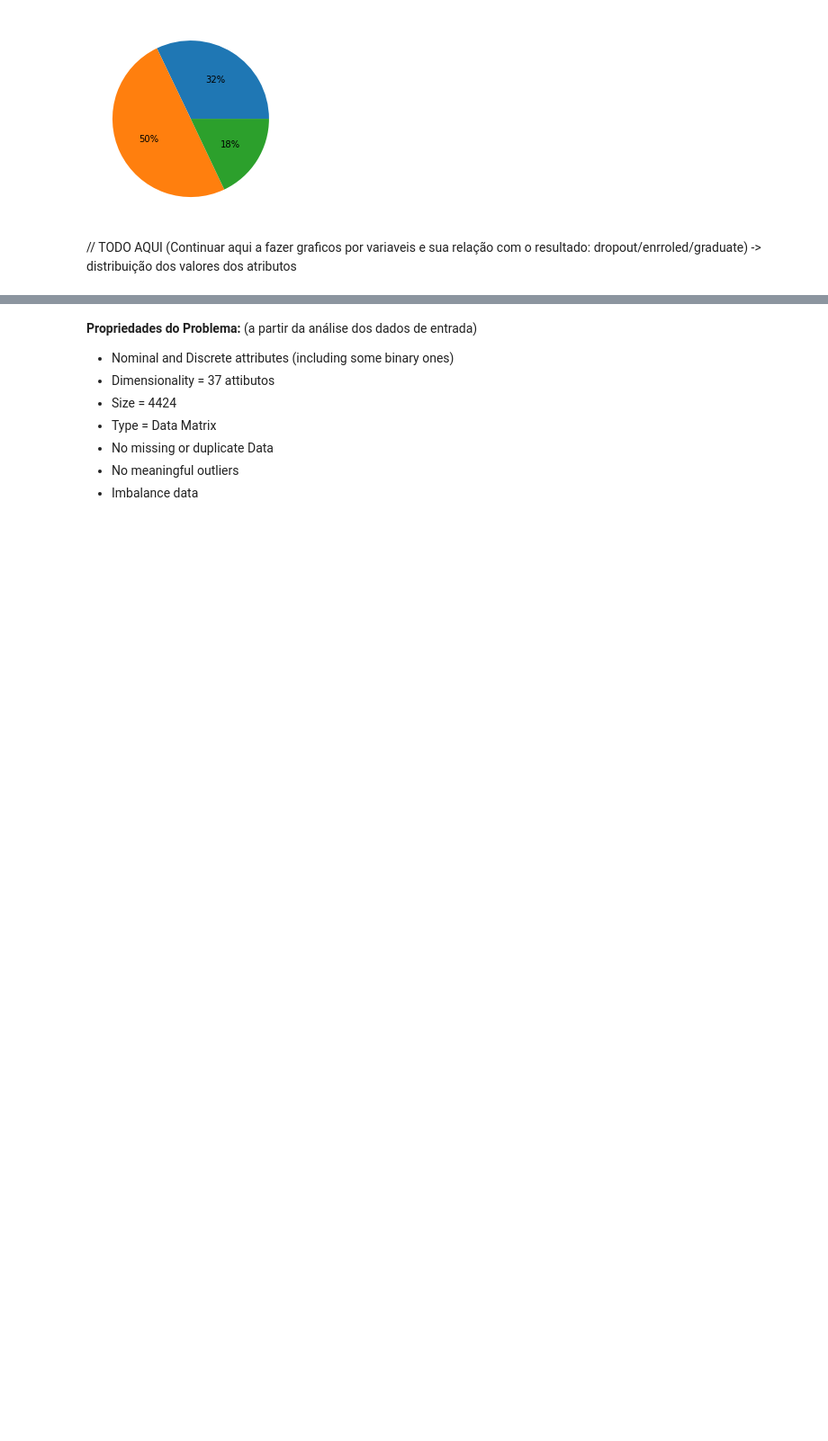
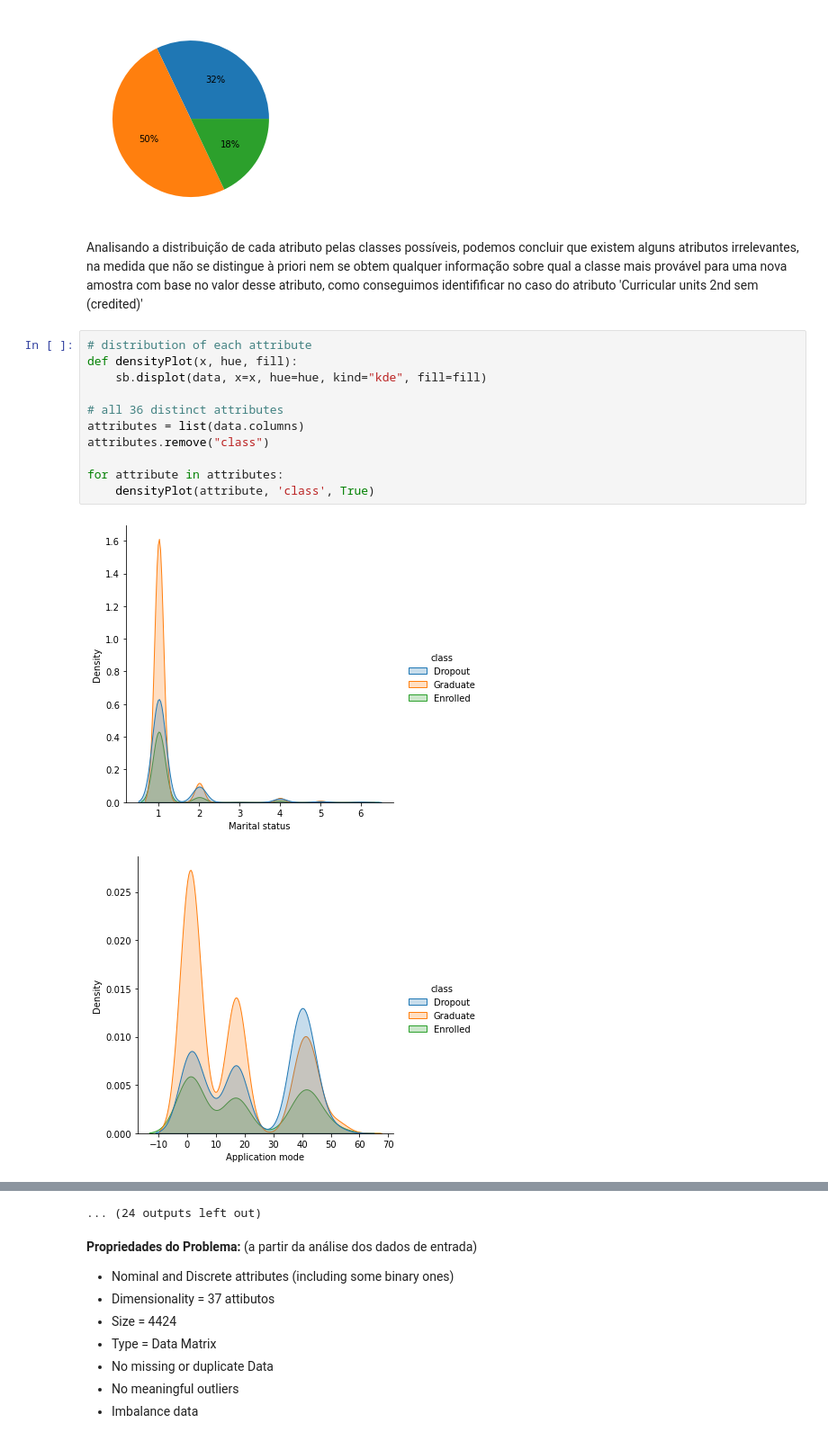
Before and after one commit to Rikenunes8/feup-ia-tp, a Jupyter notebook: TP2/src/students-dropout.ipynb, the cells around one changed output, grey strips where cells are left out. Shown at 90% size. Drawn from its saved outputs; the diff is of its cells as text; blank space fills up the shorter version.

Commit message:
Add density plots in data analysis step

```diff
--- a/TP2/src/students-dropout.ipynb
+++ b/TP2/src/students-dropout.ipynb
@@ -203,6 +203,19 @@ Number of 'Enrolled' occurences: 794
 2  Enrolled    794
 [figure]
 [figure]
-# %% [markdown]
-// TODO AQUI
-(Continuar aqui a fazer graficos por variaveis e sua relação com o resultado: dropout/enrroled/graduate) -> distribuição dos valores dos atributos
+# %% [markdown]
+Analisando a distribuição de cada atributo pelas classes possíveis, podemos concluir que existem alguns atributos irrelevantes, na medida que não se distingue à priori nem se obtem qualquer informação sobre qual a classe mais provável para uma nova amostra com base no valor desse atributo, como conseguimos identifificar no caso do atributo 'Curricular units 2nd sem (credited)'
+# %%
+# distribution of each attribute
+def densityPlot(x, hue, fill):
+    sb.displot(data, x=x, hue=hue, kind="kde", fill=fill)
+
+# all 36 distinct attributes
+attributes = list(data.columns)
+attributes.remove("class")
+
+for attribute in attributes:
+    densityPlot(attribute, 'class', True)
+# %% [output]
+[figure, added]
+[figure, added]
@@ -209,3 +232,4 @@ Number of 'Enrolled' occurences: 794
+... (24 outputs left out)
 # %% [markdown]
 **Propriedades do Problema:** (a partir da análise dos dados de entrada)
 
```
Also changed, not shown: parts of 4 cells of this notebook.
